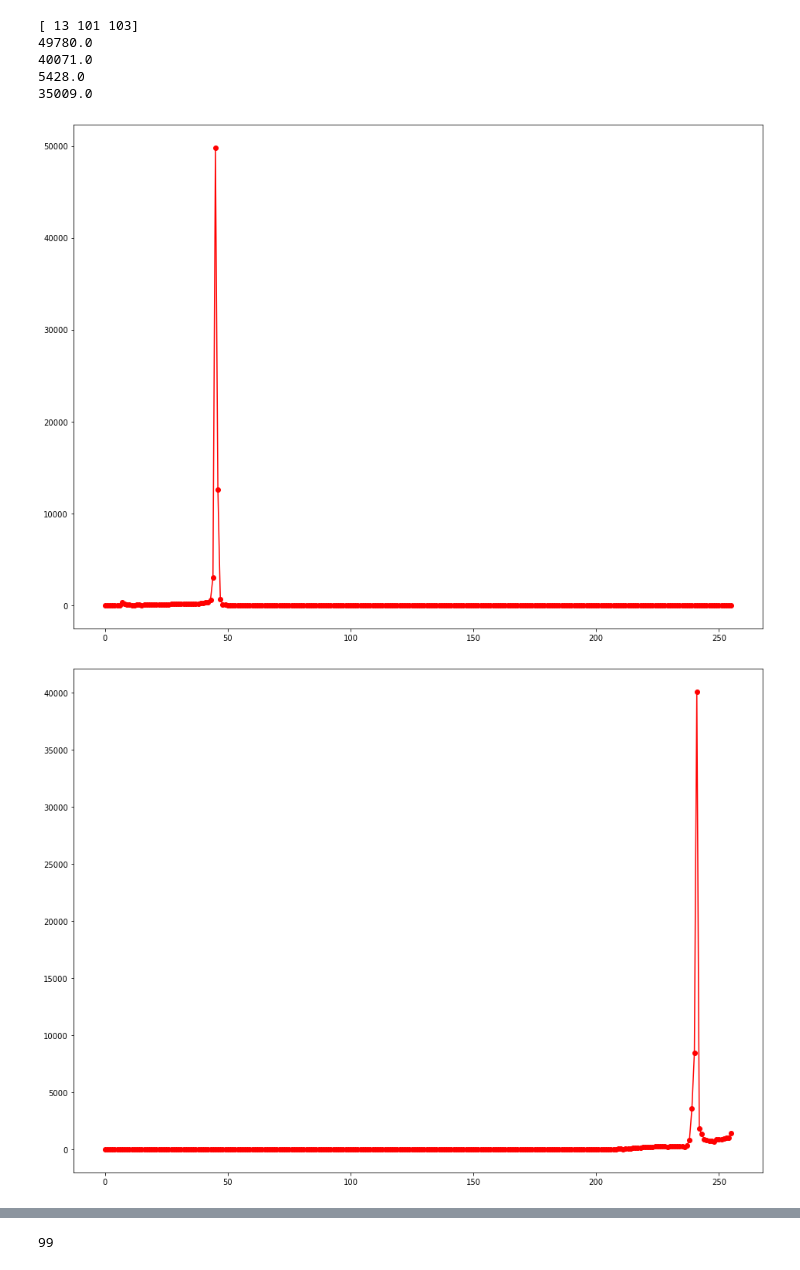
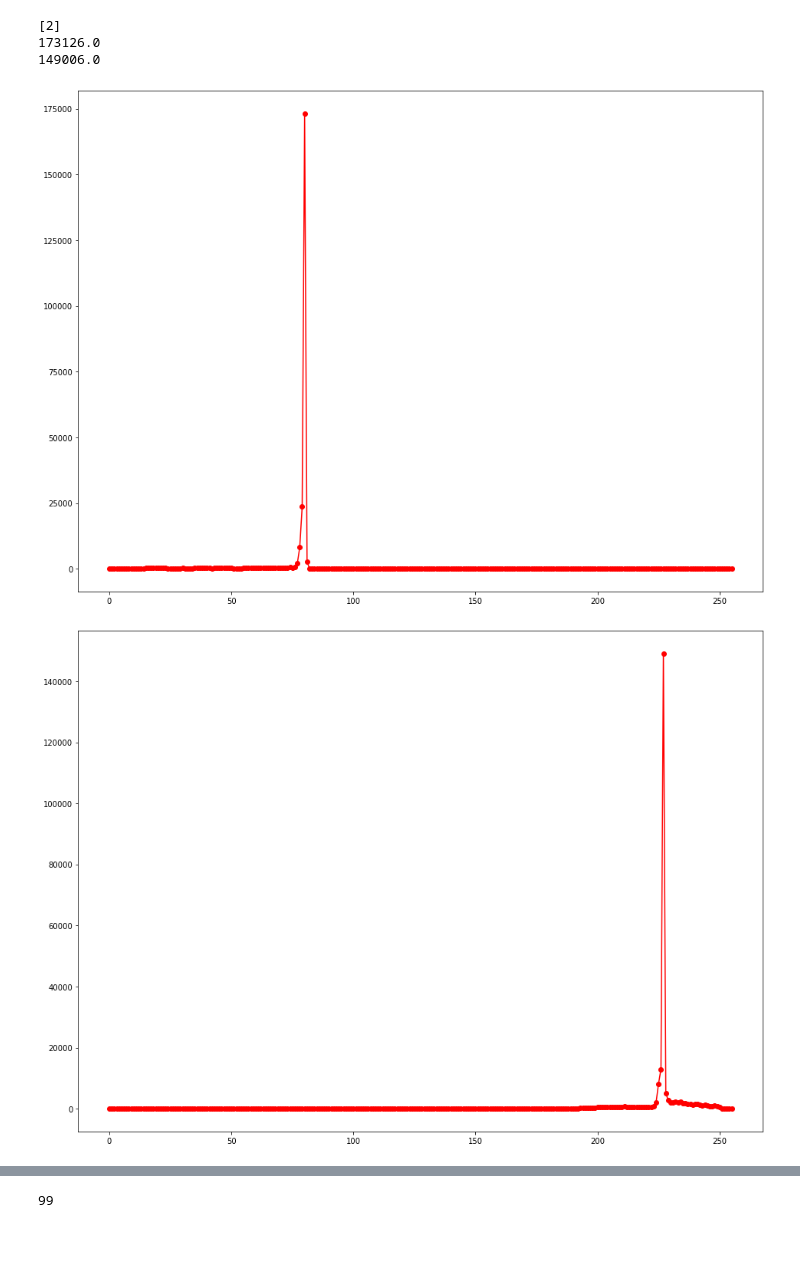
Before and after one commit to FmasterofU/soft-comp_challenges, a Jupyter notebook: 2_ocr/extract rois.ipynb, the cells around one changed output, grey strips where cells are left out. Cells and saved outputs as stored; diff of their text form; code cells hidden in the pictures; blank space fills up the shorter version.

```diff
--- a/2_ocr/extract rois.ipynb
+++ b/2_ocr/extract rois.ipynb
@@ -8,7 +8,7 @@ import scipy.signal
 %matplotlib inline
 plt.rcParams['figure.figsize'] = 16, 12
 # %%
-cvimg = cv2.imread('dataset/validation/train53.png')
+cvimg = cv2.imread('./dataset/train/alphabet0.png')#'dataset/validation/train17.png')#
 rgbimg = cv2.cvtColor(cvimg, cv2.COLOR_BGR2RGB)
 plt.imshow(rgbimg)
 # %% [output]
@@ -23,21 +23,21 @@ plt.imshow(hsvImage, 'hsv')
 # %%
-def hist(image):
+def histogram(image, xmax):
     height, width = image.shape[0:2]
-    x = range(0, 180)
-    y = np.zeros(180)
-
+    x = range(0, xmax+1)
+    y = np.zeros(xmax+1)
     for i in range(0, height):
         for j in range(0, width):
             pixel = image[i, j]
             y[pixel] += 1
-
-    return (x, y)
-
-x,y = hist(hsvImage[:,:,0])
+    return x, y
+x, y = histogram(hsvImage[:, :, 0], 179)
+plt.figure()
+plt.plot(x, y, '-or')
 pixels = hsvImage.shape[0] * hsvImage.shape[1]
 for i in range(len(y)):
-    if not 0.05*pixels < y[i] < 0.3*pixels:
+    if not 0.05 * pixels < y[i] < 0.3 * pixels:
         y[i] = 0
+plt.figure()
 plt.plot(x, y, '-or')
 plt.show()
 # %% [output]
@@ -45,41 +46,37 @@ plt.show()
 # %%
+def distinctHist(image, xmax, sourcevalid):
+    height, width = image.shape[0:2]
+    x = range(0, xmax+1)
+    y = np.zeros(xmax+1)
+    for i in range(0, height):
+        for j in range(0, width):
+            if sourcevalid[i, j]:
+                pixel = image[i, j]
+                y[pixel] += 1
+    return x, y
 peaks, _ = scipy.signal.find_peaks(y)
 print(peaks)
 peakcandidate = []
-def distincthist(image, sourcevalid):
-    height, width = image.shape[0:2]
-    x = range(0, 256)
-    y = np.zeros(256)
-
-    for i in range(0, height):
-        for j in range(0, width):
-            if sourcevalid[i,j]:
-                pixel = image[i, j]
-                y[pixel] += 1
-
-    return (x, y)
 for peak in peaks:
     valid = True
     hsvpeak = [peak]
     for i in range(1,3):
-        xtemp,ytemp = distincthist(hsvImage[:,:,i],hsvImage[:,:,0]==peak)
+        xtemp, ytemp = distinctHist(hsvImage[:, :, i], 255, hsvImage[:, :, 0] == peak)
         hsvpeak.append(np.argmax(ytemp))
         print(np.amax(ytemp))
         plt.figure()
         plt.plot(xtemp, ytemp, '-or')
-        if (i==1 and np.amax(ytemp)<0.6*y[peak]) or (i==2 and np.amax(ytemp)<0.4*y[peak]):
+        if (i==1 and np.amax(ytemp)<0.3*y[peak]):# or (i==2 and np.amax(ytemp)<0.4*y[peak]):
             valid = False
             break
     if valid:
         peakcandidate.append(hsvpeak)
 plt.show()
 peakcandidate.sort(key=lambda x: x[2], reverse=True)
 print(peakcandidate)
 # %% [output]
-[ 13 101 103]
-49780.0
-40071.0
-5428.0
-35009.0
+[2]
+173126.0
+149006.0
-[figure, old version]
+[figure, new version]
-[figure, old version]
+[figure, new version]
```
Also changed, not shown: parts of 15 cells of this notebook, 2 other files.
